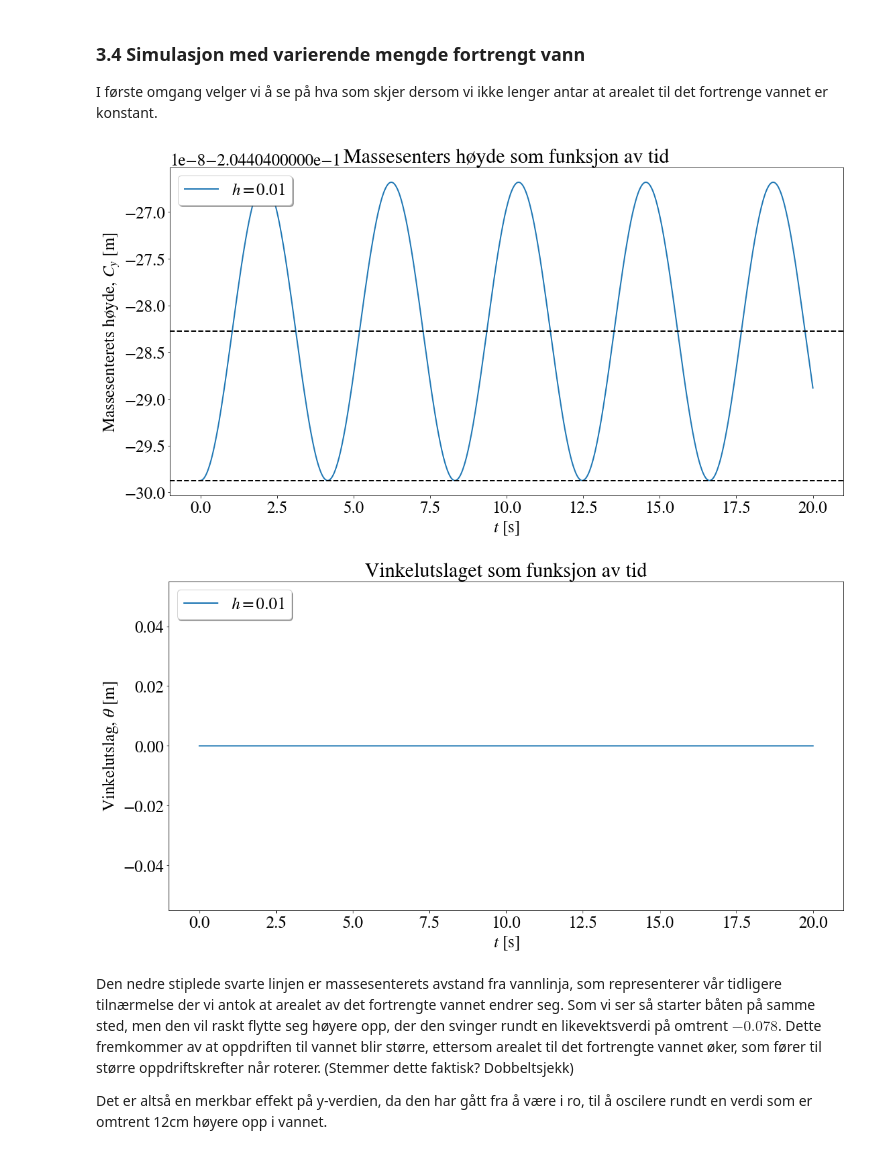
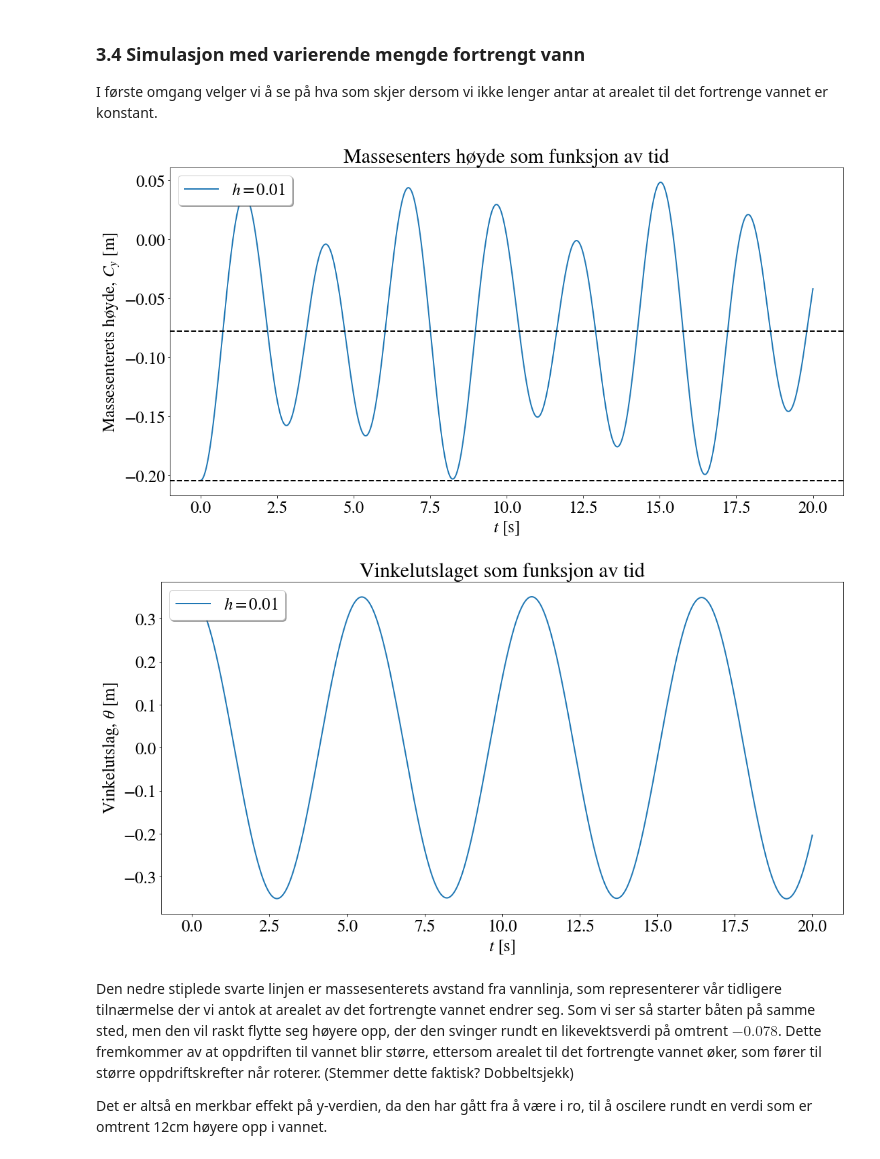
Before and after one commit to emiljonsrud/vitberr_prosjekt2_tekfys, a Jupyter notebook: leveringsfil.ipynb, the cells around one changed output. Cells and saved outputs as stored; diff of their text form; code cells hidden in the pictures.

```diff
--- a/leveringsfil.ipynb
+++ b/leveringsfil.ipynb
@@ -854,6 +876,8 @@ class Boat_state:
         self.m_boat = m_boat
         self.fences = fences_bool
         self.capsized = capsized_bool
+        self.capsize_time = 0
+        self.falloff_time = 0
     def m_tot(self):
         return self.m_L + self.m_boat
     def beta(self):
@@ -1074,7 +1098,7 @@ def plot_func(t_num_arr, values_2d_arr, label_arr, title_name, x_axis_name, y_ax
 I første omgang velger vi å se på hva som skjer dersom vi ikke lenger antar at arealet til det fortrenge vannet er konstant.
 # %%
 def oppg_2b_solve():
-    w_start_vals = [0, 0, 0, 0, 0, 0, 0, 0]
+    w_start_vals = [20, 0, 0, 0, 0, 0, 0, 0]
 
     F_0 = 0
     k_f = 0
@@ -1082,35 +1106,35 @@ def oppg_2b_solve():
     h_step = 0.01
 
     m_boat = A_s*sigma
     m_L = 0*m_boat
 
     omega_0 = np.sqrt((m_boat*g*h)/calculate_I_c(0, 0))
     omega_w = 0.93*omega_0
 
     # m_boat = A_s*sigma
     # m_L = 0*m_boat
 
     t_num, w_num = universal_func(w_start_vals, t_end, h_step, F_0, k_f, omega_w, m_boat, m_L)
     #print(np.min(w_num[3]) + (np.max(w_num[3])-np.min(w_num[3]))/2)
     np.savez(
         'simulation_data/2b',
         t_num = t_num,
         w_num = w_num
 
         )
 
     beta = calculate_beta(np.pi*sigma/sigma_0,5)
     y_num = w_num[3]
     plot_func(t_num, [y_num], [f"$h = 0.01$"], "Massesenters høyde som funksjon av tid", '$t$ [s]', r'Massesenterets høyde, $C_y$ [m]',[y_C_0(beta), np.min(w_num[3]) + (np.max(w_num[3])-np.min(w_num[3]))/2])
     plot_func(t_num, [w_num[0]], [f"$h = 0.01$"], "Vinkelutslaget som funksjon av tid", '$t$ [s]', r'Vinkelutslag, $\theta$ [m]')
 
 oppg_2b_solve()
 
 
 #print(-0.2 + (0.07803958045574202))
 # %% [output]
-[figure, old version]
+[figure, new version]
-[figure, old version]
+[figure, new version]
 # %% [markdown]
 Den nedre stiplede svarte linjen er massesenterets avstand fra vannlinja, som representerer vår tidligere tilnærmelse der vi antok at arealet av det fortrengte vannet endrer seg. Som vi ser så starter båten på samme sted, men den vil raskt flytte seg høyere opp, der den svinger rundt en likevektsverdi på omtrent $-0.078$. Dette fremkommer av at oppdriften til vannet blir større, ettersom arealet til det fortrengte vannet øker, som fører til større oppdriftskrefter når roterer. (Stemmer dette faktisk? Dobbeltsjekk)
 
```
Also changed, not shown: parts of 17 cells of this notebook, 1 other file.
